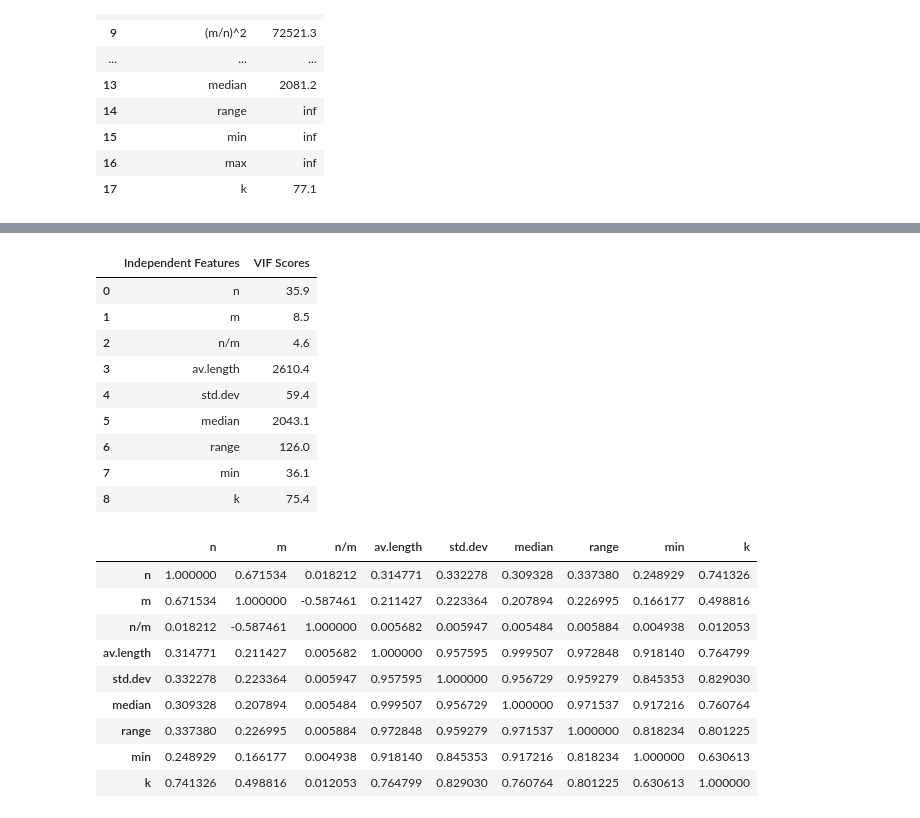
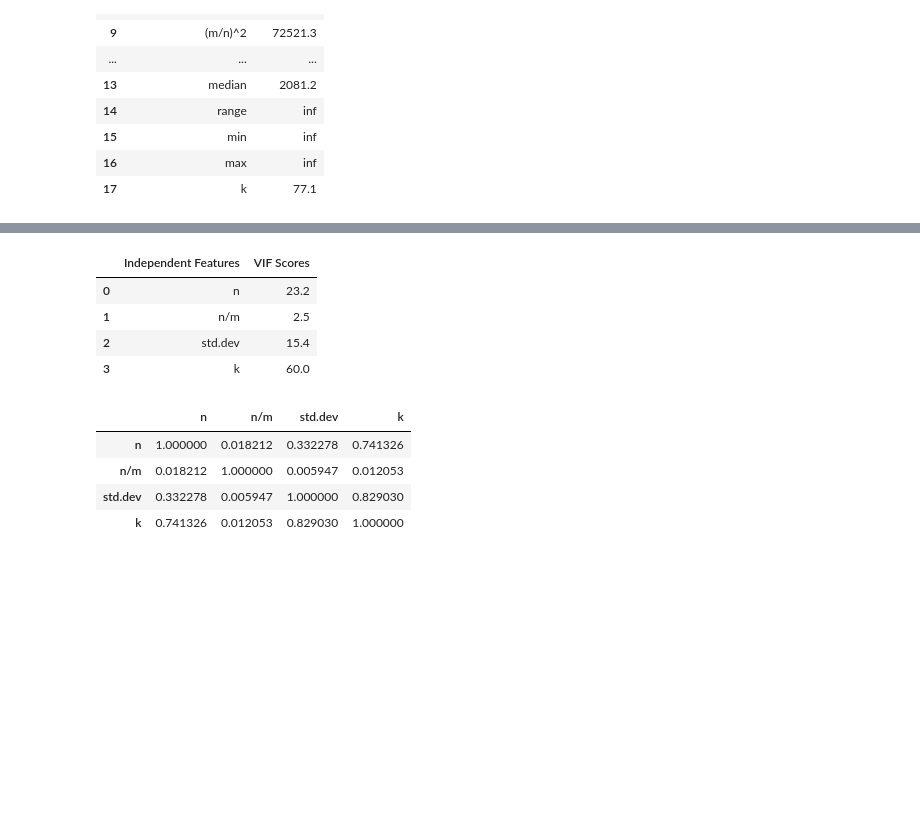
Before and after one commit to harel-coffee/pouw-auto, a Jupyter notebook: Analyzing_data.ipynb, the cells around one changed output, grey strips where cells are left out. Cells and saved outputs as stored; diff of their text form; code cells hidden in the pictures; blank space fills up the shorter version.

```diff
--- a/Analyzing_data.ipynb
+++ b/Analyzing_data.ipynb
@@ -98,30 +98,20 @@ corr.style.background_gradient()
 | max | 0.002830 | 0.682595 | -0.000188 | 0.328105 | 0.220452 | 0.005861 | 0.007824 | 0.009466 | -0.002355 | -0.001672 | -0.001595 | ... |
 | k | 0.005747 | 0.417605 | -0.000123 | 0.741326 | 0.498816 | 0.012053 | 0.016148 | 0.019569 | -0.004729 | -0.003287 | -0.003102 | ... |
 # %%
-X_modified = X.drop(['max','subtype','indeks',  '(n/m)^2', '(n/m)^3', 'm/n', '(m/n)^2', '(m/n)^3', 'class'], axis = 1)
+X_modified = X.drop(['max','subtype','indeks',  '(n/m)^2', '(n/m)^3', 'm/n', '(m/n)^2', '(m/n)^3', 'class', 'm', 'av.length', 'median', 'range', 'min'], axis = 1)
 vif_scores(X_modified).round(1)
 # %% [output]
 |  | Independent Features | VIF Scores |
-| 0 | n | 35.9 |
-| 1 | m | 8.5 |
-| 2 | n/m | 4.6 |
-| 3 | av.length | 2610.4 |
-| 4 | std.dev | 59.4 |
-| 5 | median | 2043.1 |
-| 6 | range | 126.0 |
-| 7 | min | 36.1 |
-| 8 | k | 75.4 |
+| 0 | n | 23.2 |
+| 1 | n/m | 2.5 |
+| 2 | std.dev | 15.4 |
+| 3 | k | 60.0 |
 # %%
 corr = X_modified.corr()
 corr.style.background_gradient()
 # %% [output]
-|  | n | m | n/m | av.length | std.dev | median | range | min | k |
-| n | 1.000000 | 0.671534 | 0.018212 | 0.314771 | 0.332278 | 0.309328 | 0.337380 | 0.248929 | 0.741326 |
-| m | 0.671534 | 1.000000 | -0.587461 | 0.211427 | 0.223364 | 0.207894 | 0.226995 | 0.166177 | 0.498816 |
-| n/m | 0.018212 | -0.587461 | 1.000000 | 0.005682 | 0.005947 | 0.005484 | 0.005884 | 0.004938 | 0.012053 |
-| av.length | 0.314771 | 0.211427 | 0.005682 | 1.000000 | 0.957595 | 0.999507 | 0.972848 | 0.918140 | 0.764799 |
-| std.dev | 0.332278 | 0.223364 | 0.005947 | 0.957595 | 1.000000 | 0.956729 | 0.959279 | 0.845353 | 0.829030 |
-| median | 0.309328 | 0.207894 | 0.005484 | 0.999507 | 0.956729 | 1.000000 | 0.971537 | 0.917216 | 0.760764 |
-| range | 0.337380 | 0.226995 | 0.005884 | 0.972848 | 0.959279 | 0.971537 | 1.000000 | 0.818234 | 0.801225 |
-| min | 0.248929 | 0.166177 | 0.004938 | 0.918140 | 0.845353 | 0.917216 | 0.818234 | 1.000000 | 0.630613 |
-| k | 0.741326 | 0.498816 | 0.012053 | 0.764799 | 0.829030 | 0.760764 | 0.801225 | 0.630613 | 1.000000 |
+|  | n | n/m | std.dev | k |
+| n | 1.000000 | 0.018212 | 0.332278 | 0.741326 |
+| n/m | 0.018212 | 1.000000 | 0.005947 | 0.012053 |
+| std.dev | 0.332278 | 0.005947 | 1.000000 | 0.829030 |
+| k | 0.741326 | 0.012053 | 0.829030 | 1.000000 |
```
Also changed, not shown: parts of 1 cell of this notebook.
